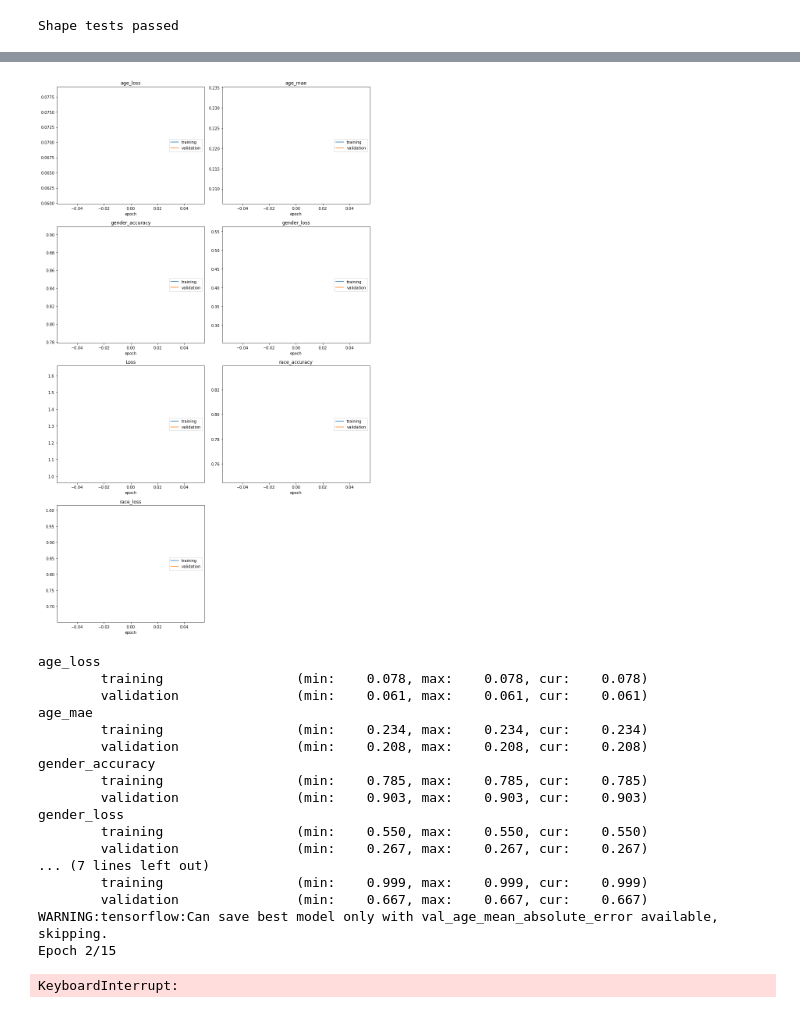
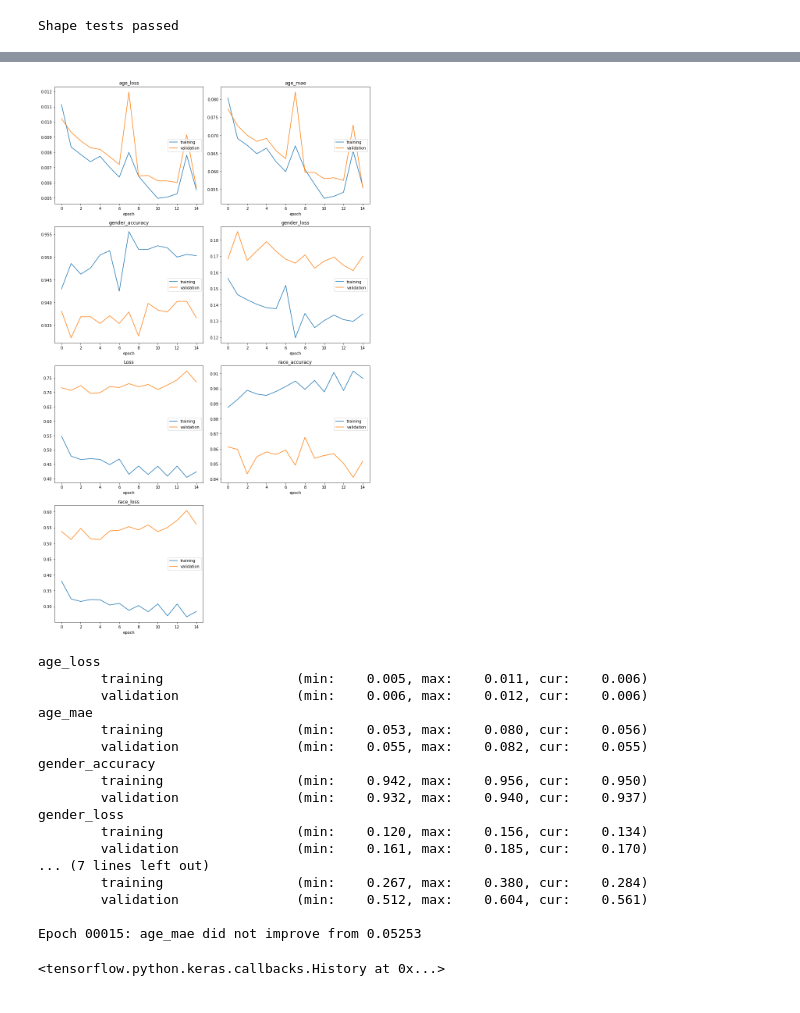
Before and after one commit to AlexChudinov/homework_nn_2, a Jupyter notebook: homework_nn_2.ipynb, the cells around one changed output, grey strips where cells are left out. Drawn from its saved outputs; the diff is of its cells as text; code cells hidden in the pictures.

```diff
--- a/homework_nn_2.ipynb
+++ b/homework_nn_2.ipynb
@@ -499,6 +495,8 @@ print("Shape tests passed")
 # %% [output]
 Shape tests passed
 # %%
+df_train[["age", "race", "gender"]] = df_train[["age", "race", "gender"]].astype(np.float32)
+df_val[["age", "race", "gender"]] = df_val[["age", "race", "gender"]].astype(np.float32)
 train_generator = image_gen.flow_from_dataframe(
         dataframe=df_train,
         class_mode="multi_output",
@@ -555,39 +541,39 @@ memory usage: 666.1+ KB
 # %%
 optimizer = tf.keras.optimizers.Adam(learning_rate=0.001) # вы можете выбрать другую скорость обучения для вашей модели
 
 # обратите внимание, что теперь loss -- это словарь, в котором к каждому выходу мы "прицепляем" свой лосс
 # аналогично с metrics
 model.compile(optimizer=optimizer,
               loss={'gender': 'binary_crossentropy', 'race': 'sparse_categorical_crossentropy', 'age': 'mse'},
               metrics={'gender': 'accuracy', 'race': 'accuracy', 'age': 'mae'})
 
 path = Path("model_multitask")
 path.mkdir(exist_ok=True)
 cpt_filename = "checkpoint_best.h5"
 cpt_path =str(path / cpt_filename)
 
-checkpoint = tf.keras.callbacks.ModelCheckpoint(cpt_path, monitor='val_age_mean_absolute_error', verbose=1, save_best_only=True, mode='min')
+checkpoint = tf.keras.callbacks.ModelCheckpoint(cpt_path, monitor='age_mae', verbose=1, save_best_only=True, mode='min')
 
 model.fit(train_generator, epochs=15, validation_data=val_generator,
                     callbacks=[PlotLossesCallback(), checkpoint], steps_per_epoch=50,
                     validation_steps= len(df_val) // BATCH_SIZE)
 # %% [output]
-[figure, old version]
+[figure, new version]
 age_loss
-        training                 (min:    0.078, max:    0.078, cur:    0.078)
-        validation               (min:    0.061, max:    0.061, cur:    0.061)
+        training                 (min:    0.005, max:    0.011, cur:    0.006)
+        validation               (min:    0.006, max:    0.012, cur:    0.006)
 age_mae
-        training                 (min:    0.234, max:    0.234, cur:    0.234)
-        validation               (min:    0.208, max:    0.208, cur:    0.208)
+        training                 (min:    0.053, max:    0.080, cur:    0.056)
+        validation               (min:    0.055, max:    0.082, cur:    0.055)
 gender_accuracy
-        training                 (min:    0.785, max:    0.785, cur:    0.785)
-        validation               (min:    0.903, max:    0.903, cur:    0.903)
+        training                 (min:    0.942, max:    0.956, cur:    0.950)
+        validation               (min:    0.932, max:    0.940, cur:    0.937)
 gender_loss
-        training                 (min:    0.550, max:    0.550, cur:    0.550)
-        validation               (min:    0.267, max:    0.267, cur:    0.267)
+        training                 (min:    0.120, max:    0.156, cur:    0.134)
+        validation               (min:    0.161, max:    0.185, cur:    0.170)
 ... (7 lines left out)
-        training                 (min:    0.999, max:    0.999, cur:    0.999)
-        validation               (min:    0.667, max:    0.667, cur:    0.667)
-WARNING:tensorflow:Can save best model only with val_age_mean_absolute_error available, skipping.
-Epoch 2/15
+        training                 (min:    0.267, max:    0.380, cur:    0.284)
+        validation               (min:    0.512, max:    0.604, cur:    0.561)
+
+Epoch 00015: age_mae did not improve from 0.05253
-KeyboardInterrupt:
+<tensorflow.python.keras.callbacks.History at 0x...>
```
Also changed, not shown: parts of 11 cells of this notebook.
